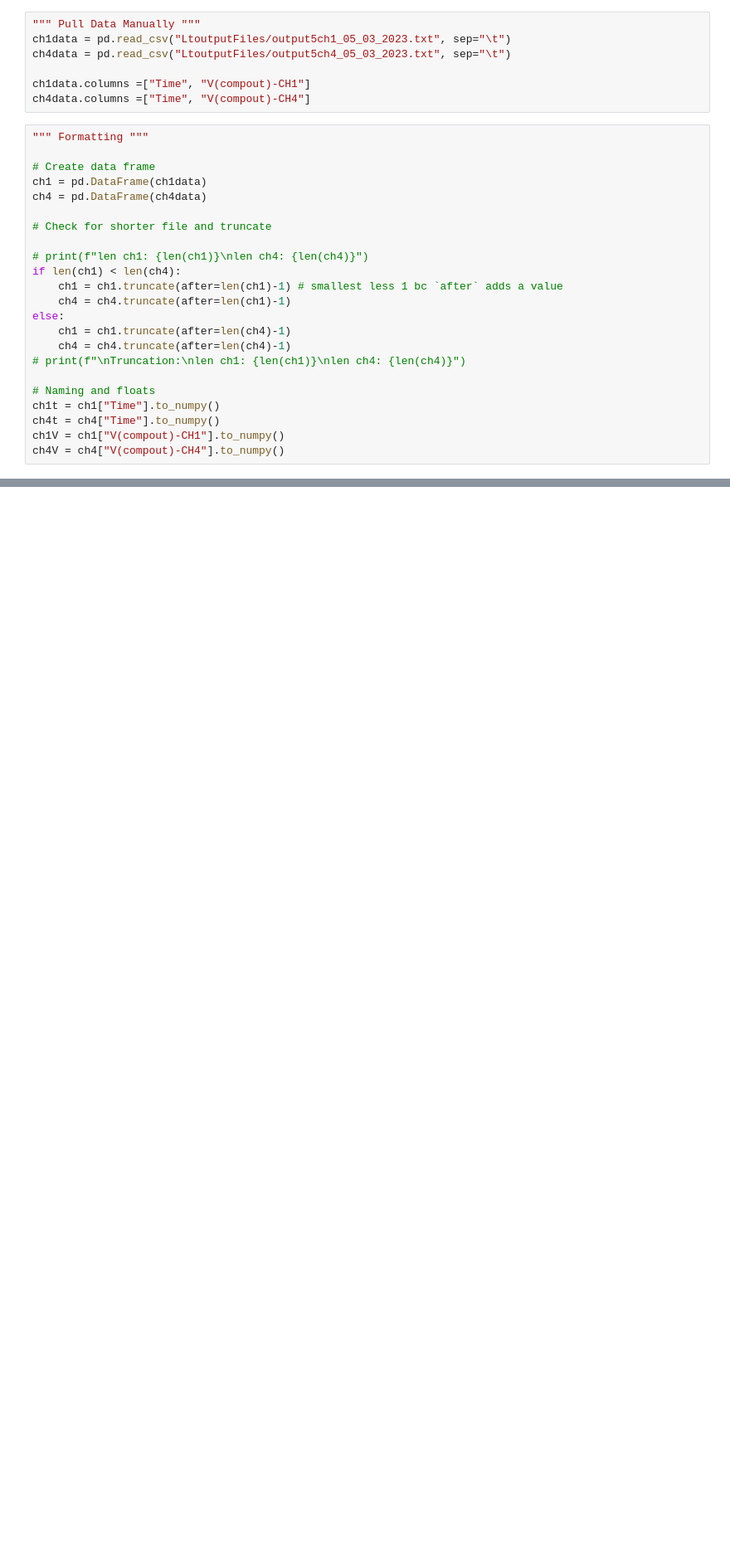
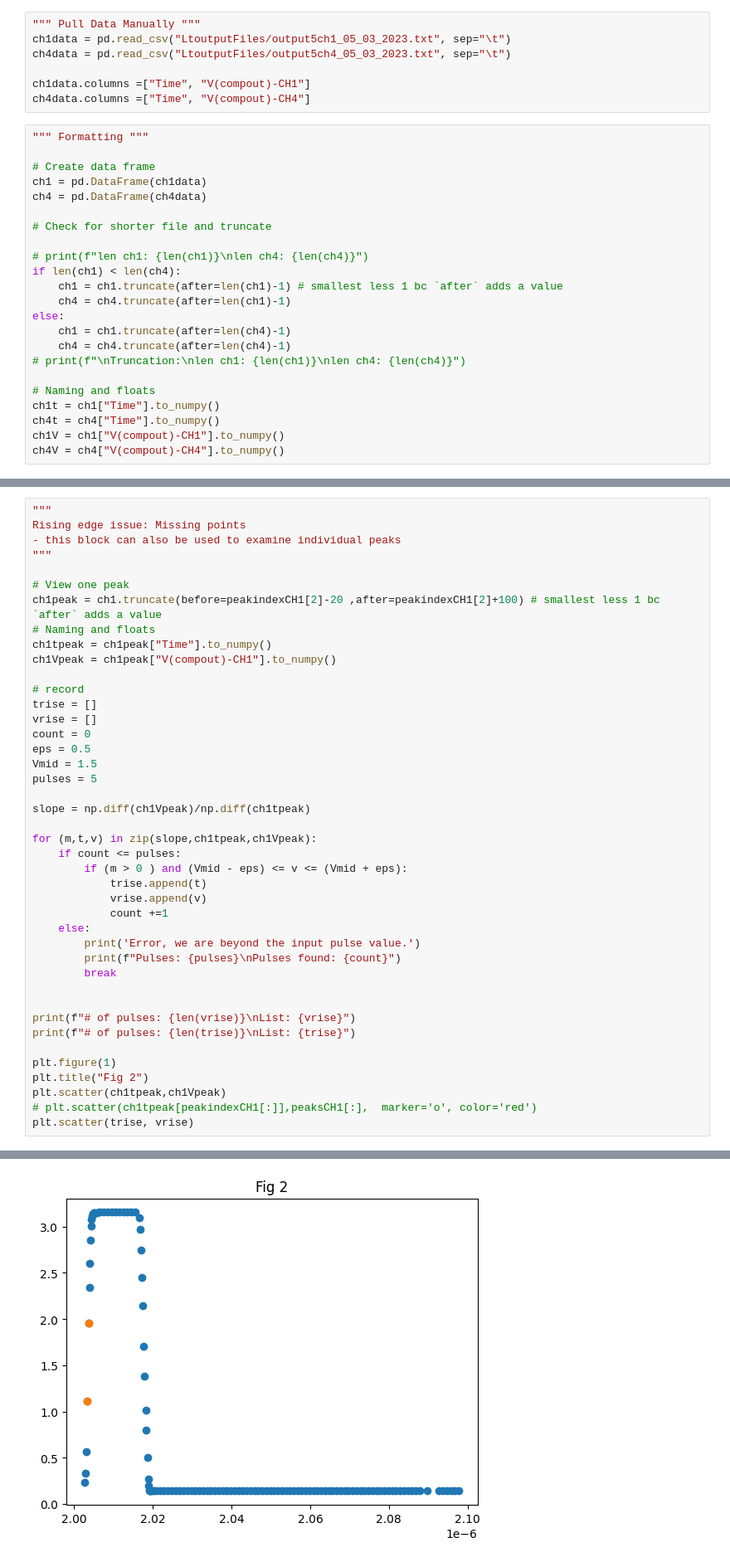
Before and after one commit to llbranch/Monte-Python, a Jupyter notebook: poetryEnv/poetryenv/Lt5part.ipynb, the cells around one changed output, grey strips where cells are left out. Shown at 83% size. Cells and saved outputs as stored; diff of their text form; blank space fills up the shorter version.

```diff
--- a/poetryEnv/poetryenv/Lt5part.ipynb
+++ b/poetryEnv/poetryenv/Lt5part.ipynb
@@ -127,0 +206,43 @@ Voltage: 1.334314
+# %%
+"""
+Rising edge issue: Missing points
+- this block can also be used to examine individual peaks
+"""
+
+# View one peak
+ch1peak = ch1.truncate(before=peakindexCH1[2]-20 ,after=peakindexCH1[2]+100) # smallest less 1 bc `after` adds a value
+# Naming and floats
+ch1tpeak = ch1peak["Time"].to_numpy()
+ch1Vpeak = ch1peak["V(compout)-CH1"].to_numpy()
+
+# record
+trise = []
+vrise = []
+count = 0
+eps = 0.5
+Vmid = 1.5
+pulses = 5
+
+slope = np.diff(ch1Vpeak)/np.diff(ch1tpeak)
+
+for (m,t,v) in zip(slope,ch1tpeak,ch1Vpeak):
+    if count <= pulses:
+        if (m > 0 ) and (Vmid - eps) <= v <= (Vmid + eps):
+            trise.append(t)
+            vrise.append(v)
+            count +=1
+    else:
+        print('Error, we are beyond the input pulse value.')
+        print(f"Pulses: {pulses}\nPulses found: {count}")
+        break
+
+
+print(f"# of pulses: {len(vrise)}\nList: {vrise}")
+print(f"# of pulses: {len(trise)}\nList: {trise}")
+
+plt.figure(1)
+plt.title("Fig 2")
+plt.scatter(ch1tpeak,ch1Vpeak)
+# plt.scatter(ch1tpeak[peakindexCH1[:]],peaksCH1[:],  marker='o', color='red')
+plt.scatter(trise, vrise)
+# %% [output]
@@ -127,0 +254 @@ Voltage: 1.334314
+[figure, added]
```
Also changed, not shown: parts of 7 cells of this notebook.
